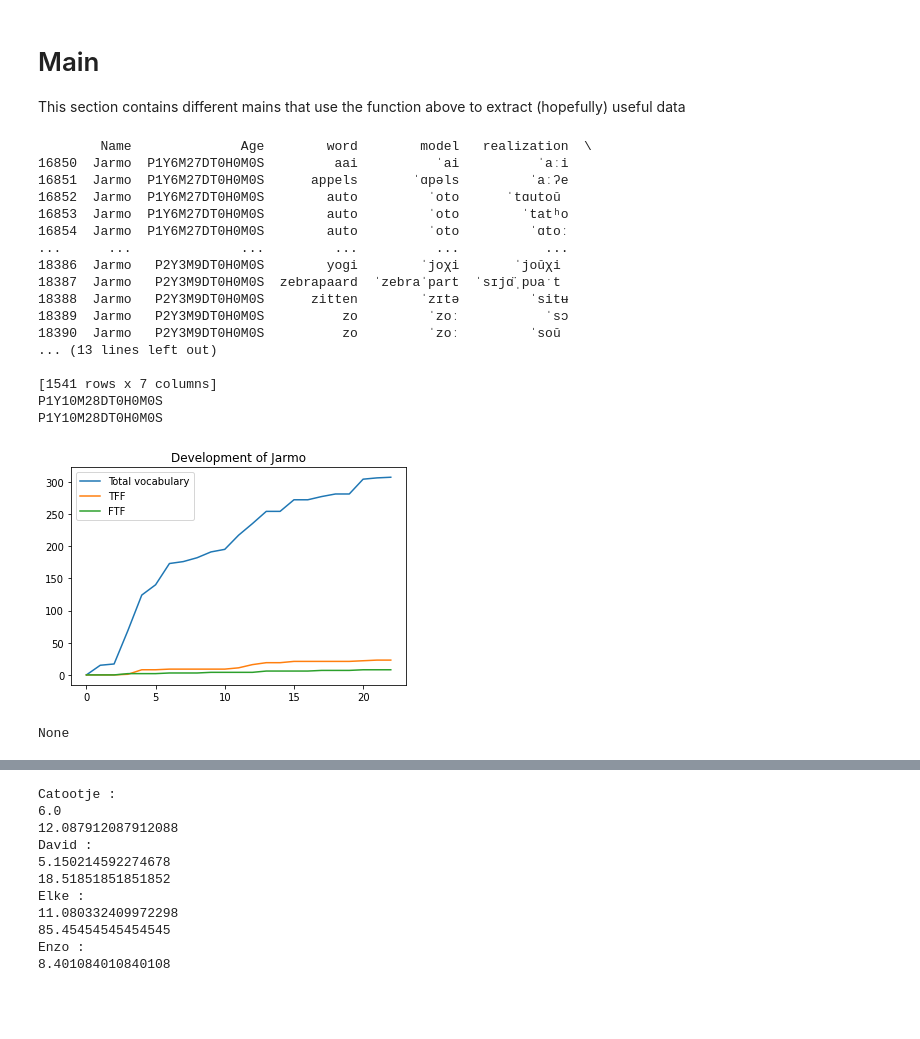
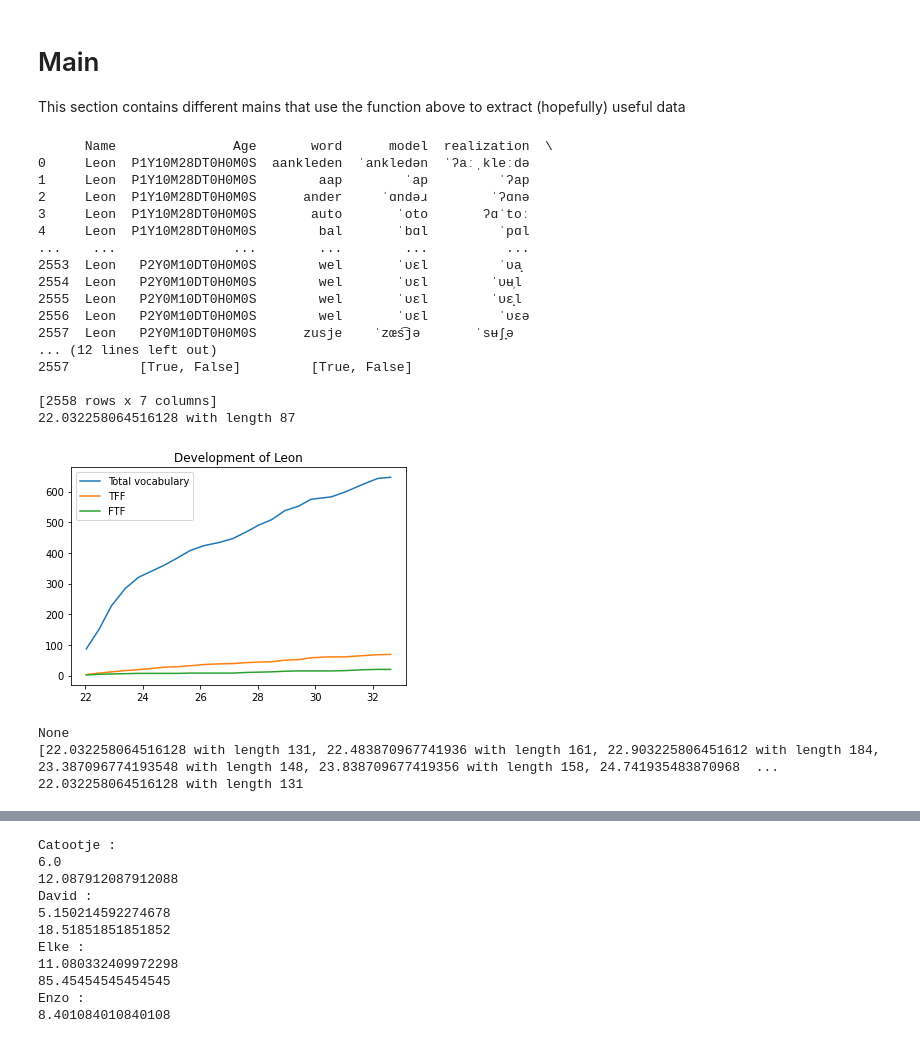
Before and after one commit to NienkeWessel/ThesisLinguistics, a Jupyter notebook: ProcessData.ipynb, the cells around one changed output, grey strips where cells are left out. Saved outputs shown, nothing was run; the diff lists cells and outputs as text; code cells hidden in the pictures; blank space fills up the shorter version.

Commit message:
Function to calculate how pattern realizations change through time

```diff
--- a/ProcessData.ipynb
+++ b/ProcessData.ipynb
@@ -141,26 +179,29 @@ class Word:
 # %%
-class WordList:
+class UniqueWordList(WordList):
 
     def __init__(self, time ):
         '''
         time: the point in time to which this wordlist refers
         '''
         self.time = time
+        self.age = self.parse_age()
         self.wordlist = set()
-
-    def __cmp__(self, other):
-        return cmp(self.time, other.time)
-
-    def __repr__(self):
-        return "%s" % (self.time)
-
 
     def add_word(self, word):
         self.wordlist.add(word)
-
-    def add_prev_state_wordlist(prev_wordlist):
-        for word in prev_wordlist.wordlist:
-            self.wordlist.add(word)
+# %%
+class AllWordList(WordList):
+
+    def __init__(self, time ):
+        '''
+        time: the point in time to which this wordlist refers
+        '''
+        self.time = time
+        self.age = self.parse_age()
+        self.wordlist = []
+
+    def add_word(self, word):
+        self.wordlist.append(word)
 # %% [markdown]
 # Child development class
 # %%
@@ -279,21 +424,23 @@ def build_wordlists_for_child(name, df):
     TODO: Maybe move to __init__ of child
     '''
     df_child = df[df['Name'] == name]
+    indices = df[df['Name'] == name].index
     print(df_child)
-    prev_time = 'P1Y10M28DT0H0M0S'
+    prev_time = df_child.at[indices[0],'Age']
     child_dev = ChildDevelopment(name)
-    wordlist = WordList('P1Y10M28DT0H0M0S')
+    wordlist = UniqueWordList(prev_time)
     for index, data_point in df_child.iterrows(): # Might be slow, see https://stackoverflow.com/questions/16476924/how-to-iterate-over-rows-in-a-dataframe-in-pandas
         #print(data_point)
         time = data_point['Age']
         if prev_time != time:
             child_dev.add_wordlist(wordlist)
-            wordlist = WordList(time)
+            wordlist = UniqueWordList(time)
 
         word = Word(data_point['word'], data_point['model'], data_point['realization'], data_point['rep_model'], data_point['rep_realization'])
         wordlist.add_word(word)
 
         prev_time = time
+    child_dev.wordlists.sort()
     return(child_dev)
 # %% [markdown]
 # Processing functions
@@ -637,37 +797,43 @@ write_df_to_csv('CLPF.csv', df)
 # %%
 # Plot the vocabulary development of a specific child
 
 def investigate_child_development(name):
     '''
     TODO: needs to be adjusted for the patterns and such
     '''
     child = build_wordlists_for_child(name, df)
     #print(leon.wordlists[0])
     child.calculate_total_vocab_dev()
 
-leon = build_wordlists_for_child('Jarmo', df)
-print(leon.wordlists[0])
+leon = build_wordlists_for_child('Leon', df)
+#print(leon.wordlists[0])
+leon.build_complete_wordlists(df)
+
 print(leon.plot_vocab_dev(['TFF', 'FTF']))
+print(leon.complete_wordlists)
+print(leon.complete_wordlists[0])
 # %% [output]
-        Name              Age        word        model   realization  \
-16850  Jarmo  P1Y6M27DT0H0M0S         aai          ˈai          ˈaːi
-16851  Jarmo  P1Y6M27DT0H0M0S      appels       ˈɑpəls         ˈaːʔe
-16852  Jarmo  P1Y6M27DT0H0M0S        auto         ˈoto      ˈtɑutoŭ
-16853  Jarmo  P1Y6M27DT0H0M0S        auto         ˈoto        ˈtatʰo
-16854  Jarmo  P1Y6M27DT0H0M0S        auto         ˈoto         ˈɑtoː
-...      ...              ...         ...          ...           ...
-18386  Jarmo   P2Y3M9DT0H0M0S        yogi        ˈjoχi       ˈjoŭχi
-18387  Jarmo   P2Y3M9DT0H0M0S  zebrapaard  ˈzebraˈpart  ˈsɪjɑ̈ˌpʋaˑt
-18388  Jarmo   P2Y3M9DT0H0M0S      zitten        ˈzɪtə         ˈsitʉ
-18389  Jarmo   P2Y3M9DT0H0M0S          zo         ˈzoː           ˈsɔ
-18390  Jarmo   P2Y3M9DT0H0M0S          zo         ˈzoː         ˈsoŭ
-... (13 lines left out)
+      Name               Age       word      model  realization  \
+0     Leon  P1Y10M28DT0H0M0S  aankleden  ˈankledən  ˈʔaːˌkleːdə
+1     Leon  P1Y10M28DT0H0M0S        aap        ˈap         ˈʔap
+2     Leon  P1Y10M28DT0H0M0S      ander     ˈɑndəɹ        ˈʔɑnə
+3     Leon  P1Y10M28DT0H0M0S       auto       ˈoto       ʔɑˈtoː
+4     Leon  P1Y10M28DT0H0M0S        bal       ˈbɑl         ˈpɑl
+...    ...               ...        ...        ...          ...
+2553  Leon   P2Y0M10DT0H0M0S        wel       ˈʋɛl         ˈʋa̝
+2554  Leon   P2Y0M10DT0H0M0S        wel       ˈʋɛl        ˈʋʉ̹l
+2555  Leon   P2Y0M10DT0H0M0S        wel       ˈʋɛl        ˈʋɛ̝l
+2556  Leon   P2Y0M10DT0H0M0S        wel       ˈʋɛl         ˈʋɛə
+2557  Leon   P2Y0M10DT0H0M0S      zusje    ˈzœs͡jə       ˈsʉʃ̟ə
+... (12 lines left out)
+2557         [True, False]         [True, False]
 
-[1541 rows x 7 columns]
-P1Y10M28DT0H0M0S
-P1Y10M28DT0H0M0S
+[2558 rows x 7 columns]
+22.032258064516128 with length 87
-[figure, old version]
+[figure, new version]
 None
+[22.032258064516128 with length 131, 22.483870967741936 with length 161, 22.903225806451612 with length 184, 23.387096774193548 with length 148, 23.838709677419356 with length 158, 24.741935483870968  ...
+22.032258064516128 with length 131
 # %%
 # Investigate what word types occur how often
 
```
Also changed, not shown: parts of 11 cells of this notebook.
